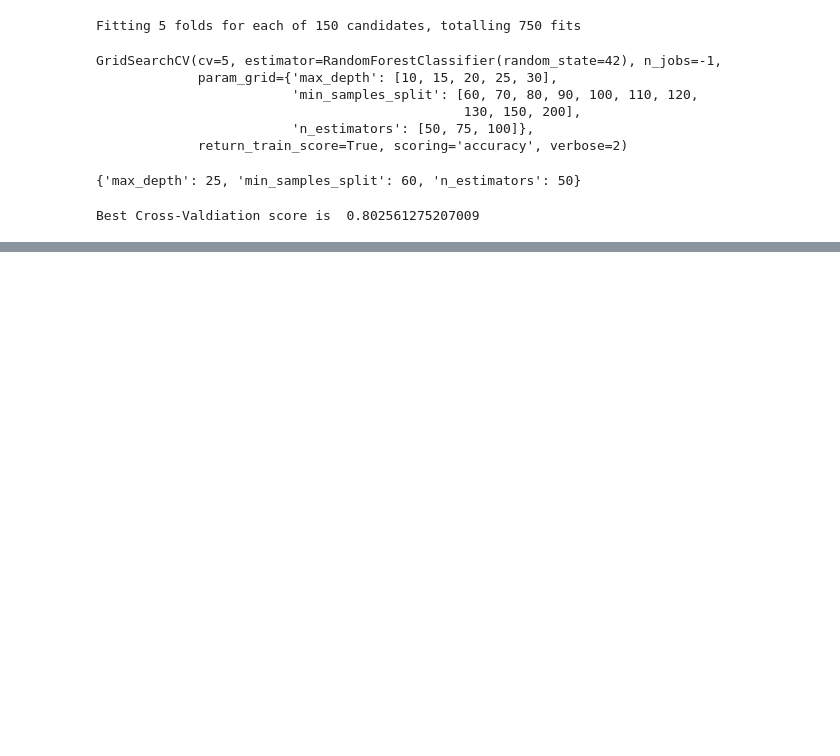
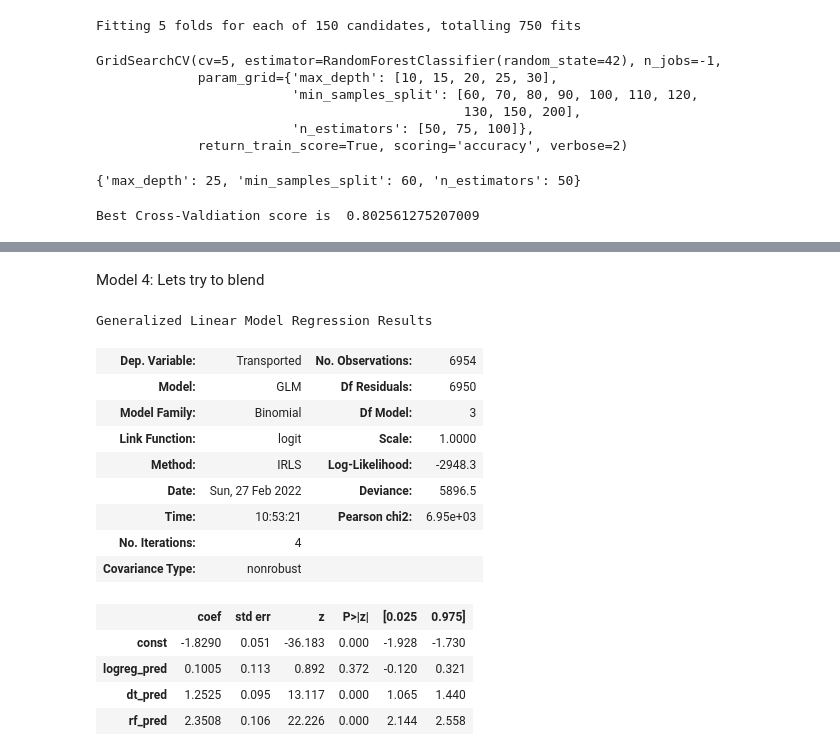
Before and after one commit to Vishu-Gupta/MLProjects, a Jupyter notebook: 01 Kaggle Projects/04 Spaceship_Titanic/Main.ipynb, the cells around one changed output, grey strips where cells are left out. Drawn from its saved outputs; the diff is of its cells as text; code cells hidden in the pictures; blank space fills up the shorter version.

Commit message:
Blend model added with Logreg, dt and rf.

```diff
--- a/01 Kaggle Projects/04 Spaceship_Titanic/Main.ipynb
+++ b/01 Kaggle Projects/04 Spaceship_Titanic/Main.ipynb
@@ -740,0 +736,28 @@ Successfully submitted to Spaceship Titanic
+# %% [markdown]
+Model 4: Lets try to blend
+# %%
+blend_df = df_train[['PassengerId','logreg_pred','dt_pred','rf_pred','Transported']].copy()
+blend_df[['dt_pred','rf_pred']] = blend_df[['dt_pred','rf_pred']].astype('int')
+blend_train,blend_validate = train_test_split(blend_df,train_size=0.8,stratify=blend_df['Transported'],random_state=42)
+# %%
+features_blend = ['logreg_pred','dt_pred','rf_pred']
+# %%
+blend_model = sm.GLM(blend_train['Transported'],sm.add_constant(blend_train[features_blend]),family=sm.families.Binomial())
+result_blend = blend_model.fit()
+result_blend.summary()
+# %% [output]
+Generalized Linear Model Regression Results
+| Dep. Variable: | Transported | No. Observations: | 6954 |
+| Model: | GLM | Df Residuals: | 6950 |
+| Model Family: | Binomial | Df Model: | 3 |
+| Link Function: | logit | Scale: | 1.0000 |
+| Method: | IRLS | Log-Likelihood: | -2948.3 |
+| Date: | Sun, 27 Feb 2022 | Deviance: | 5896.5 |
+| Time: | 10:53:21 | Pearson chi2: | 6.95e+03 |
+| No. Iterations: | 4 |  |  |
+| Covariance Type: | nonrobust |  |  |
+|  | coef | std err | z | P>|z| | [0.025 | 0.975] |
+| const | -1.8290 | 0.051 | -36.183 | 0.000 | -1.928 | -1.730 |
+| logreg_pred | 0.1005 | 0.113 | 0.892 | 0.372 | -0.120 | 0.321 |
+| dt_pred | 1.2525 | 0.095 | 13.117 | 0.000 | 1.065 | 1.440 |
+| rf_pred | 2.3508 | 0.106 | 22.226 | 0.000 | 2.144 | 2.558 |
```
Also changed, not shown: parts of 17 cells of this notebook.
